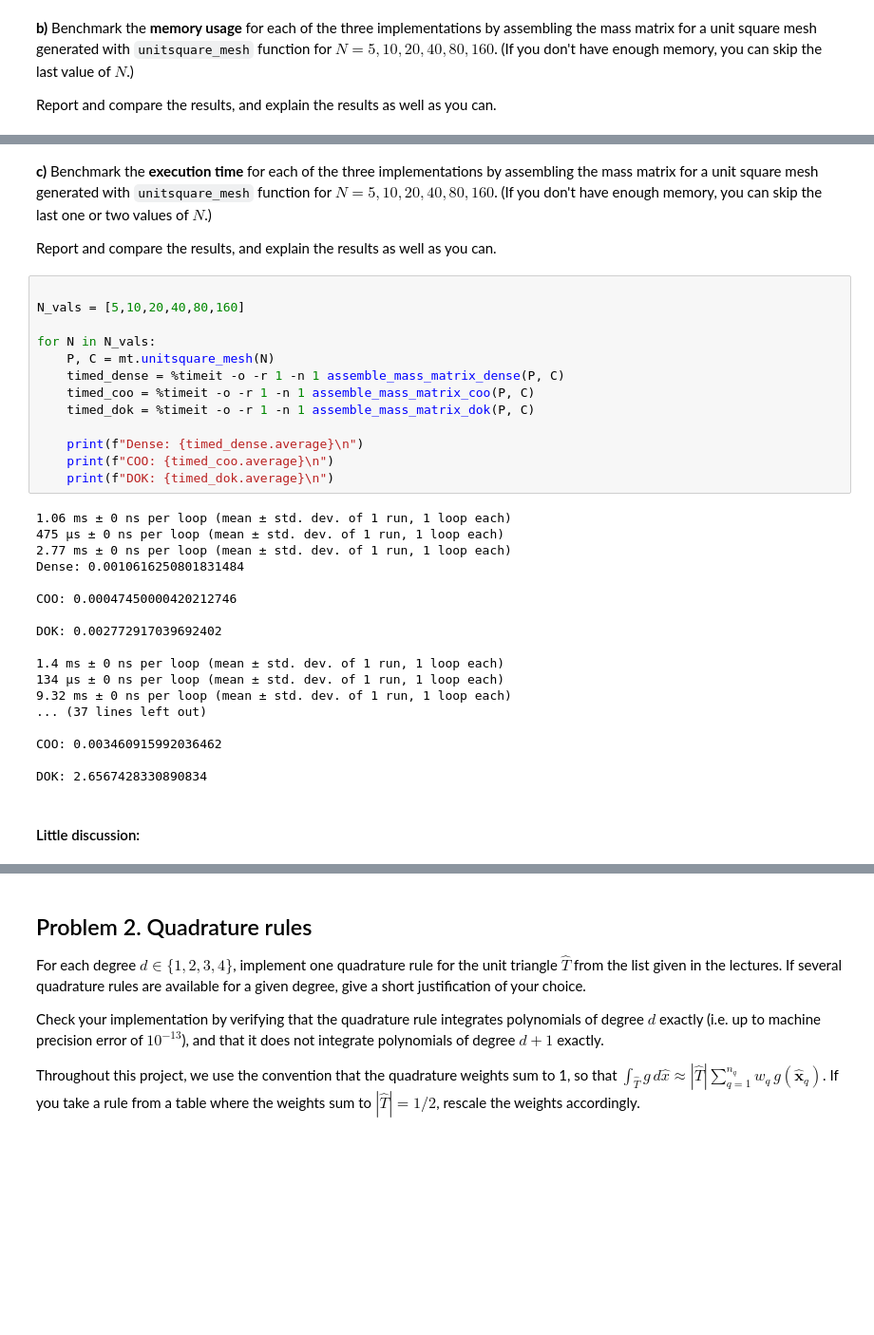
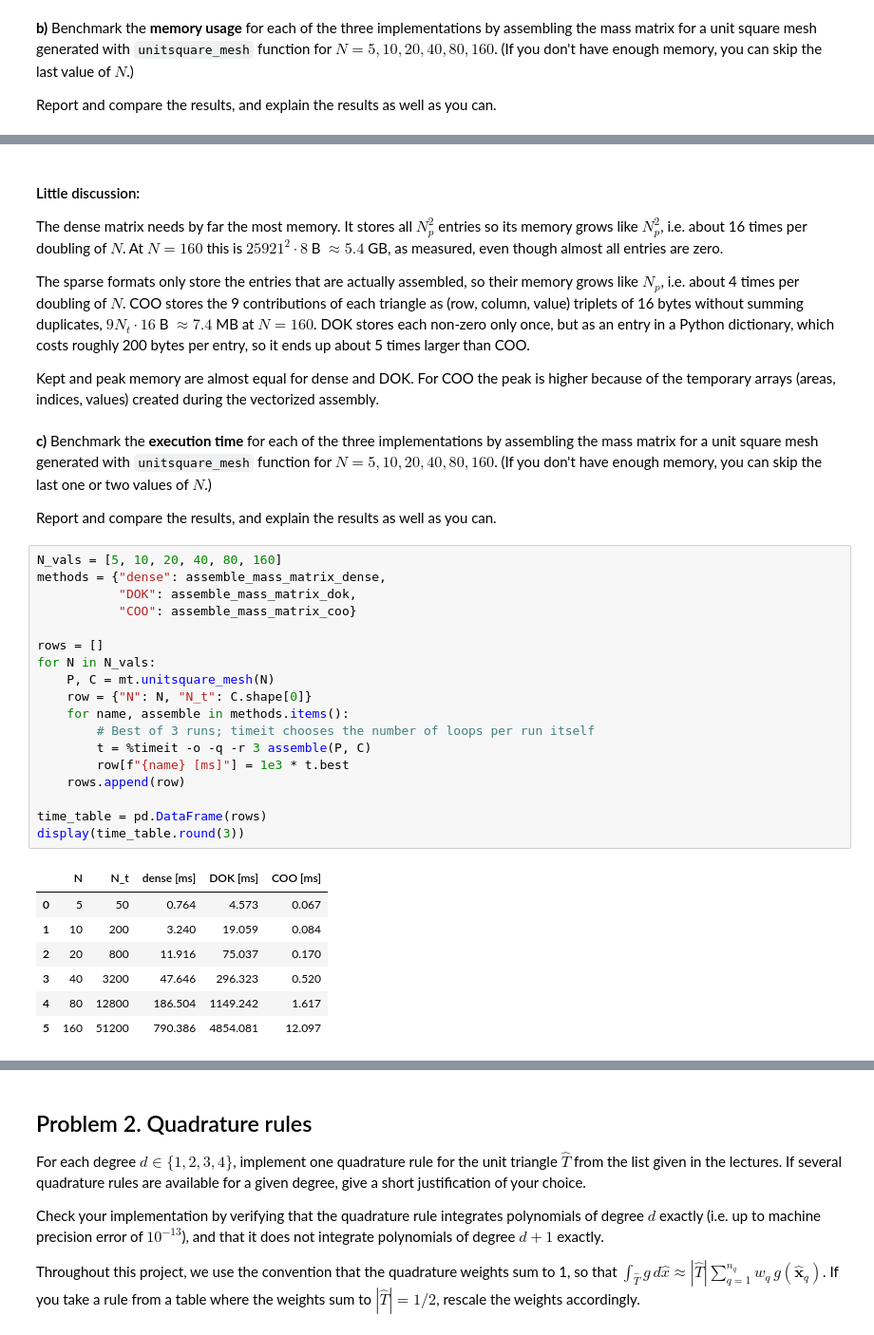
Before and after one commit to lawaasen/tma4220_project, a Jupyter notebook: project_part_1.ipynb, the cells around one changed output, grey strips where cells are left out. Shown at 95% size. Cells and saved outputs as stored; diff of their text form; blank space fills up the shorter version.

```diff
--- a/project_part_1.ipynb
+++ b/project_part_1.ipynb
@@ -298,3 +306,11 @@ The memory usage is printed in the order: Dense, COO, DOK. We observe difference
+# %% [markdown]
+#### Little discussion:
+
+The dense matrix needs by far the most memory. It stores all $N_p^2$ entries so its memory grows like $N_p^2$, i.e. about 16 times per doubling of $N$. At $N=160$ this is $25921^2 \cdot 8$ B $\approx 5.4$ GB, as measured, even though almost all entries are zero.
+
+The sparse formats only store the entries that are actually assembled, so their memory grows like $N_p$, i.e. about 4 times per doubling of $N$. COO stores the 9 contributions of each triangle as (row, column, value) triplets of 16 bytes without summing duplicates, $9 N_t \cdot 16$ B $\approx 7.4$ MB at $N=160$. DOK stores each non-zero only once, but as an entry in a Python dictionary, which costs roughly 200 bytes per entry, so it ends up about 5 times larger than COO.
+
+Kept and peak memory are almost equal for dense and DOK. For COO the peak is higher because of the temporary arrays (areas, indices, values) created during the vectorized assembly.
 # %% [markdown]
 **c)** Benchmark the **execution time** for each of the three implementations
 by assembling the mass matrix for a unit square mesh generated
@@ -302,36 +318,29 @@ with `unitsquare_mesh` function for $N=5, 10, 20, 40, 80, 160$.
 (If you don't have enough memory, you can skip the last one or two values of $N$.)
 
 Report and compare the results, and explain the results as well as you can.
-# %%
-
-N_vals = [5,10,20,40,80,160]
-
-for N in N_vals:
-    P, C = mt.unitsquare_mesh(N)
-    timed_dense = %timeit -o -r 1 -n 1 assemble_mass_matrix_dense(P, C)
-    timed_coo = %timeit -o -r 1 -n 1 assemble_mass_matrix_coo(P, C)
-    timed_dok = %timeit -o -r 1 -n 1 assemble_mass_matrix_dok(P, C)
-
-    print(f"Dense: {timed_dense.average}\n")
-    print(f"COO: {timed_coo.average}\n")
-    print(f"DOK: {timed_dok.average}\n")
-# %% [output]
-1.06 ms ± 0 ns per loop (mean ± std. dev. of 1 run, 1 loop each)
-475 μs ± 0 ns per loop (mean ± std. dev. of 1 run, 1 loop each)
-2.77 ms ± 0 ns per loop (mean ± std. dev. of 1 run, 1 loop each)
-Dense: 0.0010616250801831484
-
-COO: 0.00047450000420212746
-
-DOK: 0.002772917039692402
-
-1.4 ms ± 0 ns per loop (mean ± std. dev. of 1 run, 1 loop each)
-134 μs ± 0 ns per loop (mean ± std. dev. of 1 run, 1 loop each)
-9.32 ms ± 0 ns per loop (mean ± std. dev. of 1 run, 1 loop each)
-... (37 lines left out)
-
-COO: 0.003460915992036462
-
-DOK: 2.6567428330890834
-# %% [markdown]
-#### Little discussion:
+# %%
+N_vals = [5, 10, 20, 40, 80, 160]
+methods = {"dense": assemble_mass_matrix_dense,
+           "DOK": assemble_mass_matrix_dok,
+           "COO": assemble_mass_matrix_coo}
+
+rows = []
+for N in N_vals:
+    P, C = mt.unitsquare_mesh(N)
+    row = {"N": N, "N_t": C.shape[0]}
+    for name, assemble in methods.items():
+        # Best of 3 runs; timeit chooses the number of loops per run itself
+        t = %timeit -o -q -r 3 assemble(P, C)
+        row[f"{name} [ms]"] = 1e3 * t.best
+    rows.append(row)
+
+time_table = pd.DataFrame(rows)
+display(time_table.round(3))
+# %% [output]
+|  | N | N_t | dense [ms] | DOK [ms] | COO [ms] |
+| 0 | 5 | 50 | 0.764 | 4.573 | 0.067 |
+| 1 | 10 | 200 | 3.240 | 19.059 | 0.084 |
+| 2 | 20 | 800 | 11.916 | 75.037 | 0.170 |
+| 3 | 40 | 3200 | 47.646 | 296.323 | 0.520 |
+| 4 | 80 | 12800 | 186.504 | 1149.242 | 1.617 |
+| 5 | 160 | 51200 | 790.386 | 4854.081 | 12.097 |
```
Also changed, not shown: parts of 23 cells of this notebook.
